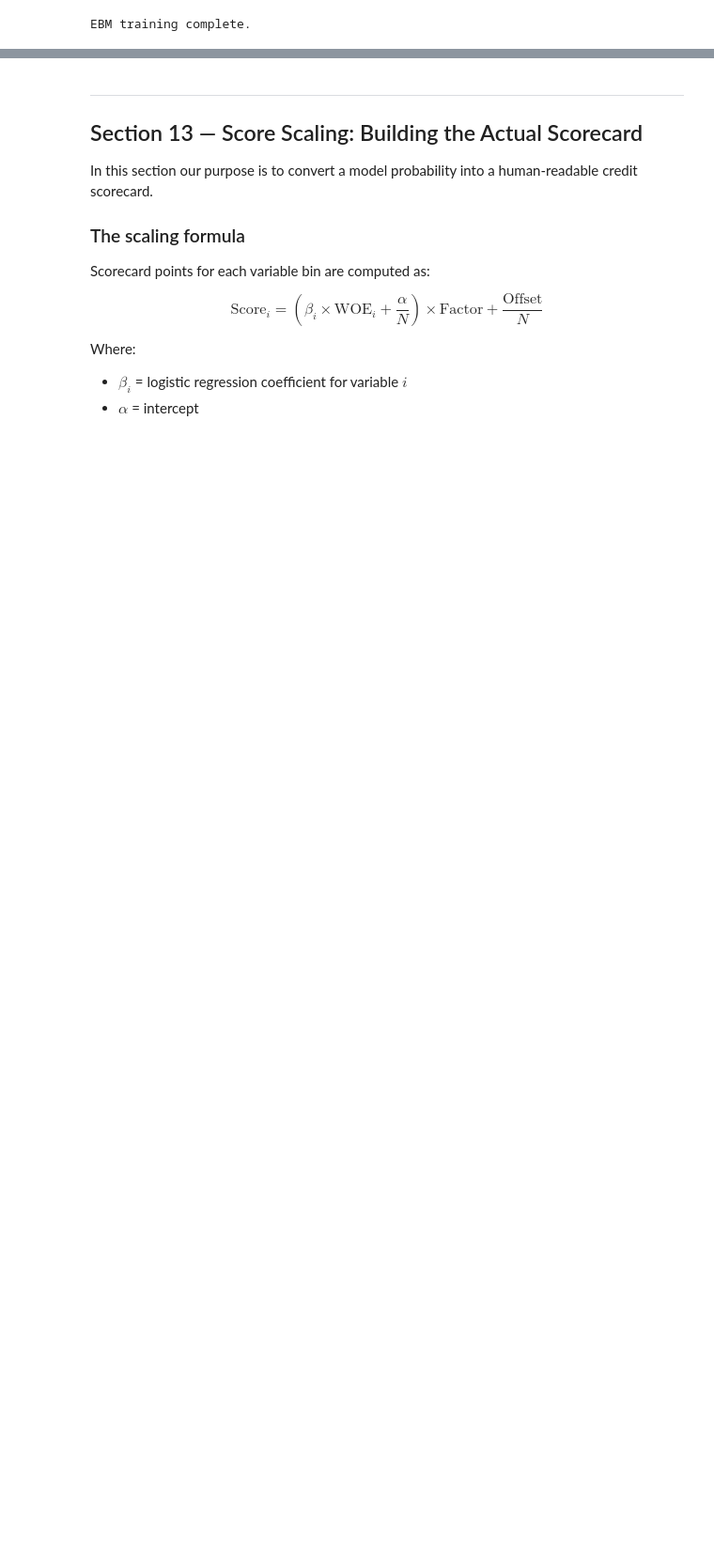
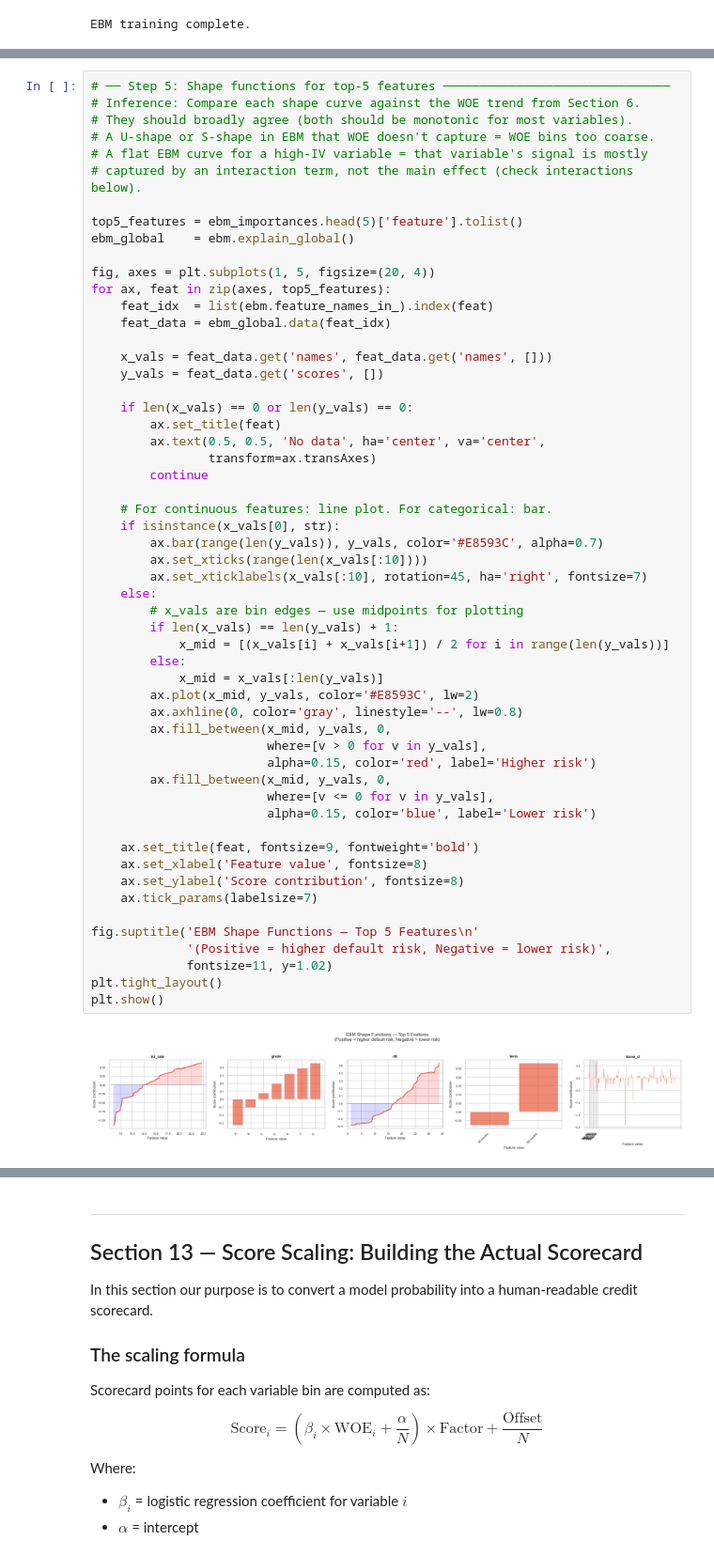
Before and after one commit to sandipanarnab/loan_repayment_credit_score_detection, a Jupyter notebook: notebook/credit_scorecard.ipynb, the cells around one changed output, grey strips where cells are left out. Shown at 94% size. Drawn from its saved outputs; the diff is of its cells as text; blank space fills up the shorter version.

```diff
--- a/notebook/credit_scorecard.ipynb
+++ b/notebook/credit_scorecard.ipynb
@@ -1246,0 +1358,57 @@ EBM training complete.
+# %%
+# ── Step 5: Shape functions for top-5 features ───────────────────────────────
+# Inference: Compare each shape curve against the WOE trend from Section 6.
+# They should broadly agree (both should be monotonic for most variables).
+# A U-shape or S-shape in EBM that WOE doesn't capture = WOE bins too coarse.
+# A flat EBM curve for a high-IV variable = that variable's signal is mostly
+# captured by an interaction term, not the main effect (check interactions below).
+
+top5_features = ebm_importances.head(5)['feature'].tolist()
+ebm_global    = ebm.explain_global()
+
+fig, axes = plt.subplots(1, 5, figsize=(20, 4))
+for ax, feat in zip(axes, top5_features):
+    feat_idx  = list(ebm.feature_names_in_).index(feat)
+    feat_data = ebm_global.data(feat_idx)
+
+    x_vals = feat_data.get('names', feat_data.get('names', []))
+    y_vals = feat_data.get('scores', [])
+
+    if len(x_vals) == 0 or len(y_vals) == 0:
+        ax.set_title(feat)
+        ax.text(0.5, 0.5, 'No data', ha='center', va='center',
+                transform=ax.transAxes)
+        continue
+
+    # For continuous features: line plot. For categorical: bar.
+    if isinstance(x_vals[0], str):
+        ax.bar(range(len(y_vals)), y_vals, color='#E8593C', alpha=0.7)
+        ax.set_xticks(range(len(x_vals[:10])))
+        ax.set_xticklabels(x_vals[:10], rotation=45, ha='right', fontsize=7)
+    else:
+        # x_vals are bin edges — use midpoints for plotting
+        if len(x_vals) == len(y_vals) + 1:
+            x_mid = [(x_vals[i] + x_vals[i+1]) / 2 for i in range(len(y_vals))]
+        else:
+            x_mid = x_vals[:len(y_vals)]
+        ax.plot(x_mid, y_vals, color='#E8593C', lw=2)
+        ax.axhline(0, color='gray', linestyle='--', lw=0.8)
+        ax.fill_between(x_mid, y_vals, 0,
+                        where=[v > 0 for v in y_vals],
+                        alpha=0.15, color='red', label='Higher risk')
+        ax.fill_between(x_mid, y_vals, 0,
+                        where=[v <= 0 for v in y_vals],
+                        alpha=0.15, color='blue', label='Lower risk')
+
+    ax.set_title(feat, fontsize=9, fontweight='bold')
+    ax.set_xlabel('Feature value', fontsize=8)
+    ax.set_ylabel('Score contribution', fontsize=8)
+    ax.tick_params(labelsize=7)
+
+fig.suptitle('EBM Shape Functions — Top 5 Features\n'
+             '(Positive = higher default risk, Negative = lower risk)',
+             fontsize=11, y=1.02)
+plt.tight_layout()
+plt.show()
+# %% [output]
+[figure, added]
```
Also changed, not shown: parts of 4 cells of this notebook.
